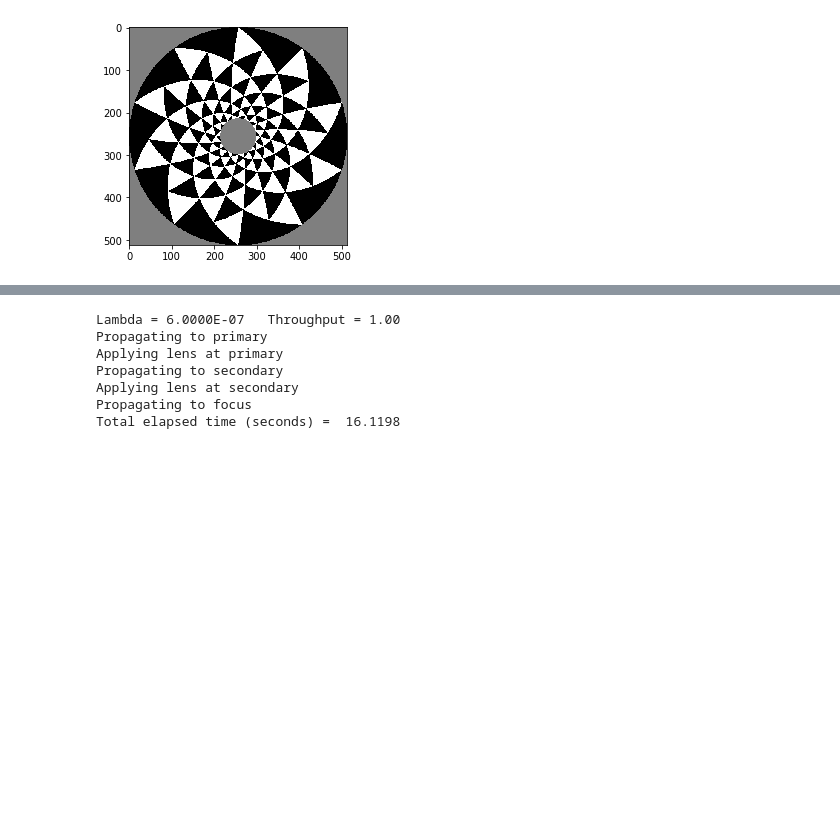
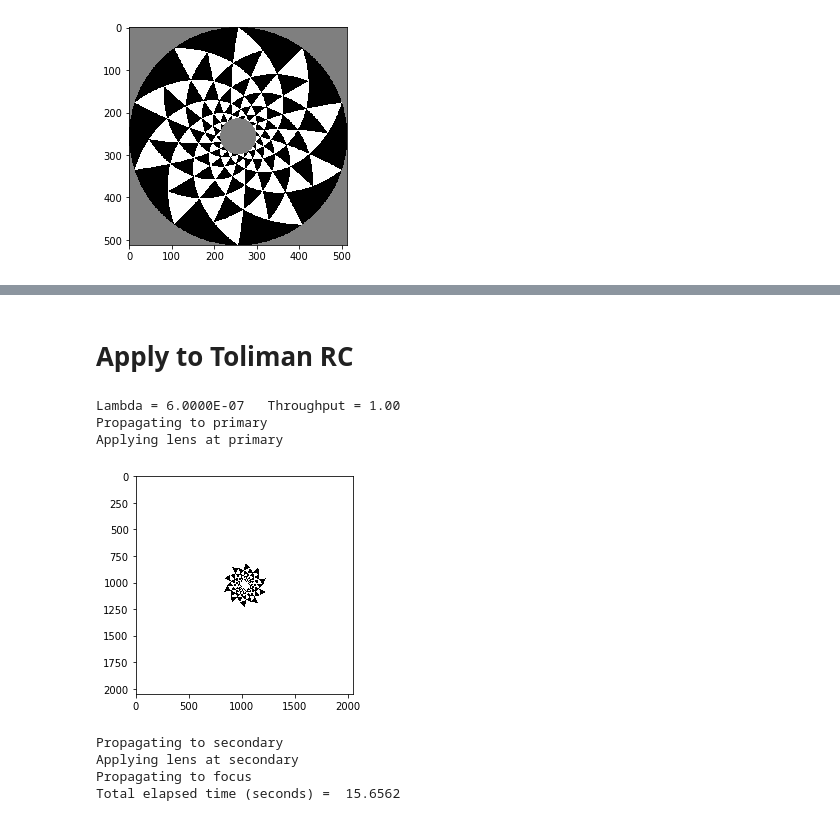
Before and after one commit to benjaminpope/toliman, a Jupyter notebook: image_modelling/notebooks/phase pattern.ipynb, the cells around one changed output, grey strips where cells are left out. Saved outputs shown, nothing was run; the diff lists cells and outputs as text; code cells hidden in the pictures; blank space fills up the shorter version.

```diff
--- a/image_modelling/notebooks/phase pattern.ipynb
+++ b/image_modelling/notebooks/phase pattern.ipynb
@@ -109,18 +159,20 @@ prescription_vals['phase_func'] = spiral
+# %% [markdown]
+# Apply to Toliman RC
 # %%
-%matplotlib inline
 import proper
 import numpy as np
-import matplotlib.pyplot as plt
 
 wavelength = 0.6 # microns
-gridsize = 2048 #512
+gridsize = 2048
+prescription_vals['phase_func'] = spiral
 (wavefront, sampling) = proper.prop_run('prescription_rc_quad', wavelength, gridsize, PASSVALUE=prescription_vals)
 # %% [output]
 Lambda = 6.0000E-07   Throughput = 1.00
 Propagating to primary
 Applying lens at primary
-Propagating to secondary
-Applying lens at secondary
-Propagating to focus
-Total elapsed time (seconds) =  16.1198
+[figure, added]
+Propagating to secondary
+Applying lens at secondary
+Propagating to focus
+Total elapsed time (seconds) =  15.6562
 # %%
```
Also changed, not shown: parts of 10 cells of this notebook, 2 other files.
